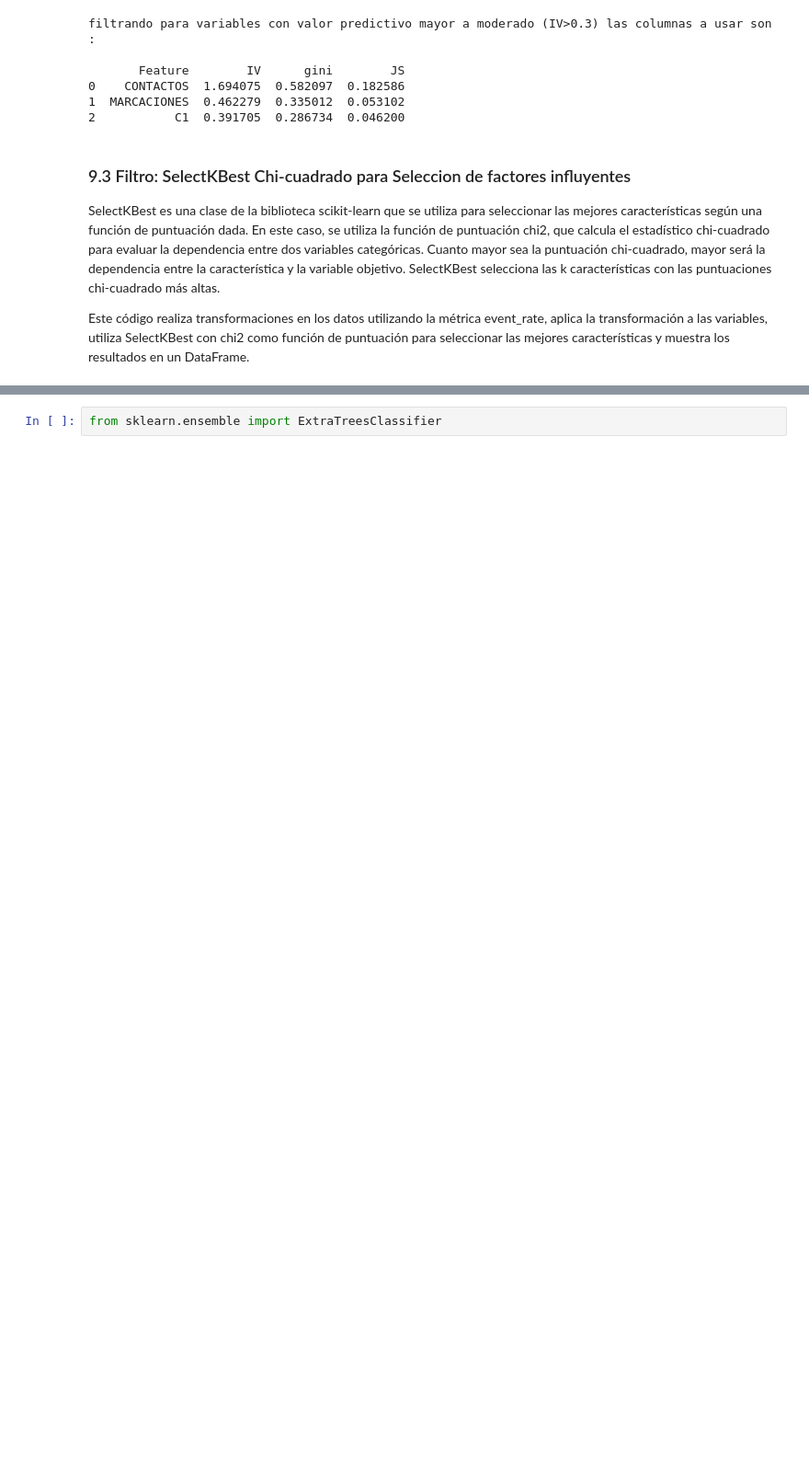
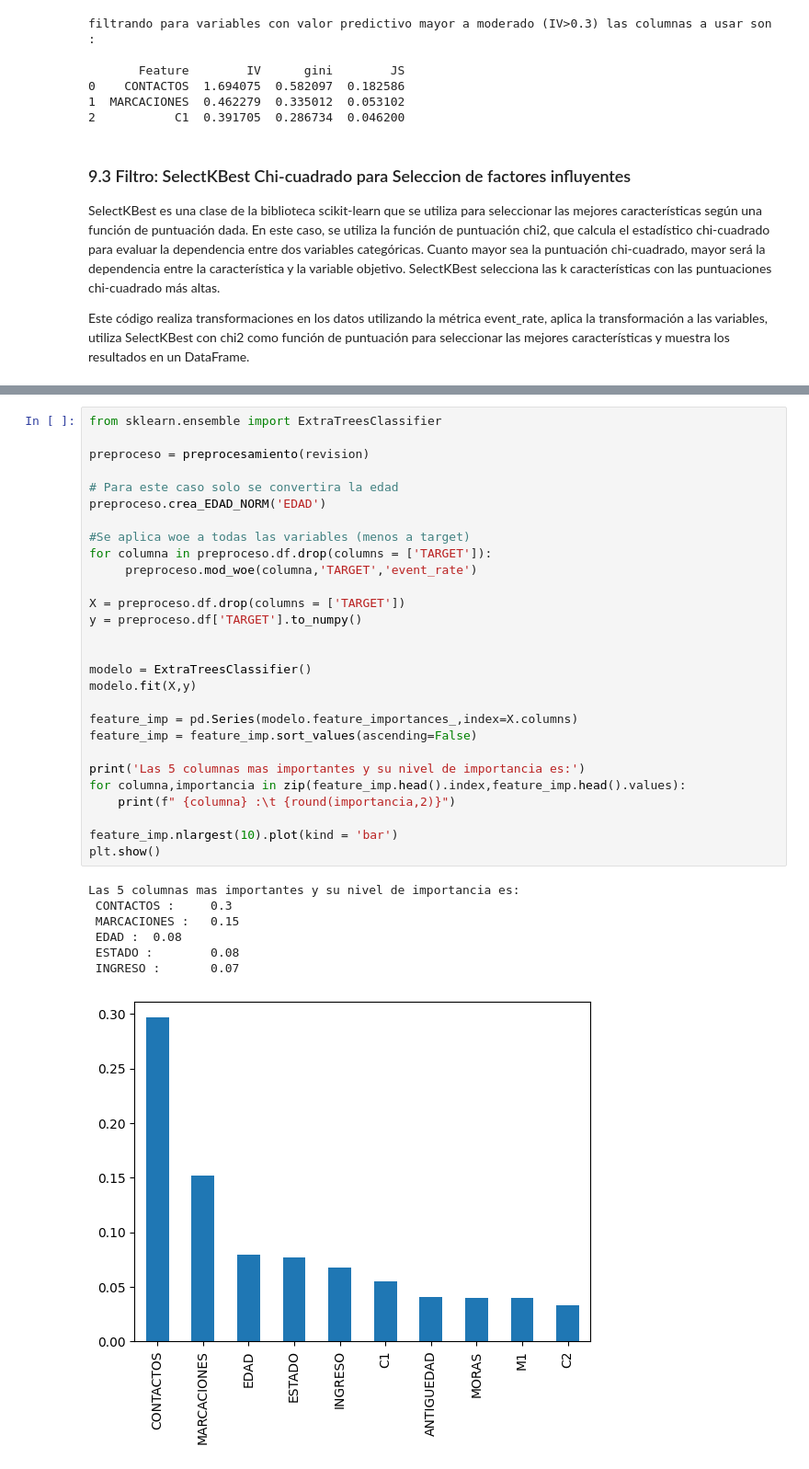
Before and after one commit to JCSR2022/Git_Challenge_Coppel, a Jupyter notebook: Challenge_Modelo_contactabilidad.ipynb, the cells around one changed output, grey strips where cells are left out. Shown at 92% size. Saved outputs shown, nothing was run; the diff lists cells and outputs as text; blank space fills up the shorter version.

Commit message:
probando modelos

```diff
--- a/Challenge_Modelo_contactabilidad.ipynb
+++ b/Challenge_Modelo_contactabilidad.ipynb
@@ -1438,5 +1408,39 @@ uidos de forma aleatoria y con características seleccionadas al azar para reali
 # %%
 from sklearn.ensemble import ExtraTreesClassifier
+
+preproceso = preprocesamiento(revision)
+
+# Para este caso solo se convertira la edad
+preproceso.crea_EDAD_NORM('EDAD')
+
+#Se aplica woe a todas las variables (menos a target)
+for columna in preproceso.df.drop(columns = ['TARGET']):
+     preproceso.mod_woe(columna,'TARGET','event_rate')
+
+X = preproceso.df.drop(columns = ['TARGET'])
+y = preproceso.df['TARGET'].to_numpy()
+
+
+modelo = ExtraTreesClassifier()
+modelo.fit(X,y)
+
+feature_imp = pd.Series(modelo.feature_importances_,index=X.columns)
+feature_imp = feature_imp.sort_values(ascending=False)
+
+print('Las 5 columnas mas importantes y su nivel de importancia es:')
+for columna,importancia in zip(feature_imp.head().index,feature_imp.head().values):
+    print(f" {columna} :\t {round(importancia,2)}")
+
+feature_imp.nlargest(10).plot(kind = 'bar')
+plt.show()
+# %% [output]
+Las 5 columnas mas importantes y su nivel de importancia es:
+ CONTACTOS :     0.3
+ MARCACIONES :   0.15
+ EDAD :  0.08
+ ESTADO :        0.08
+ INGRESO :       0.07
+[figure, added]
 # %% [markdown]
 ### 9.6 Envoltura: Recursive Feature Elimination
 
```
Also changed, not shown: parts of 29 cells of this notebook, 1 other file.
